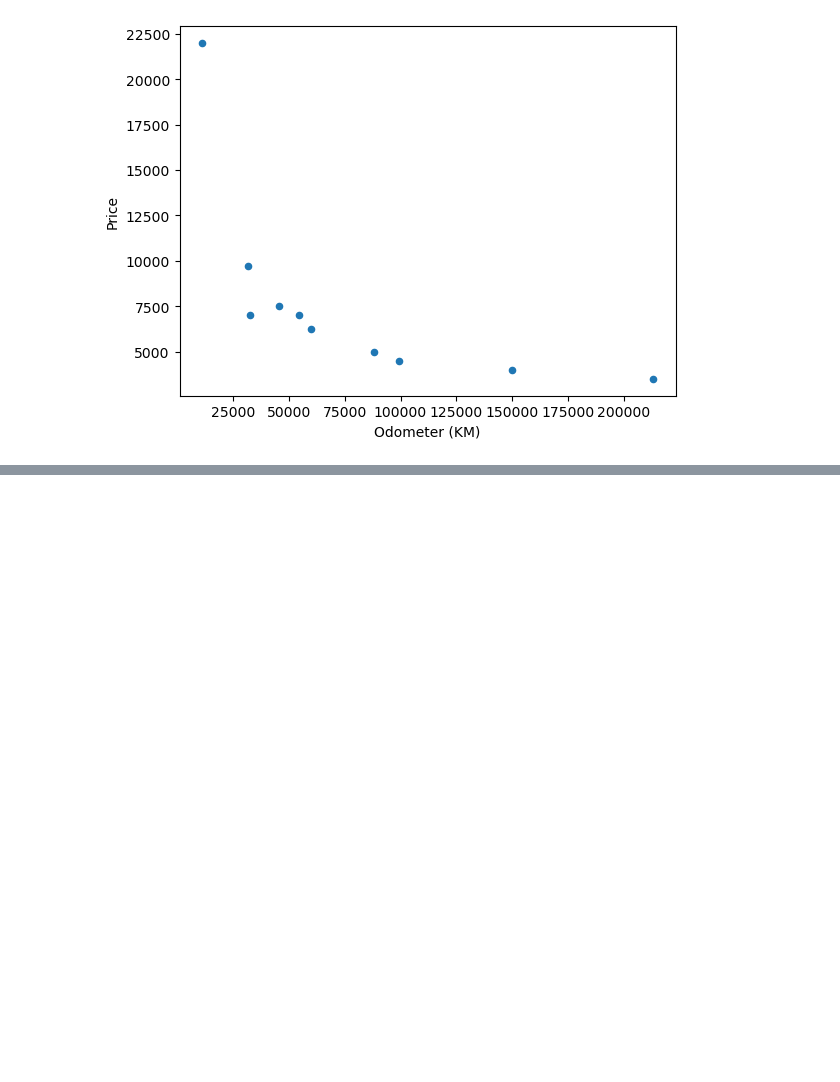
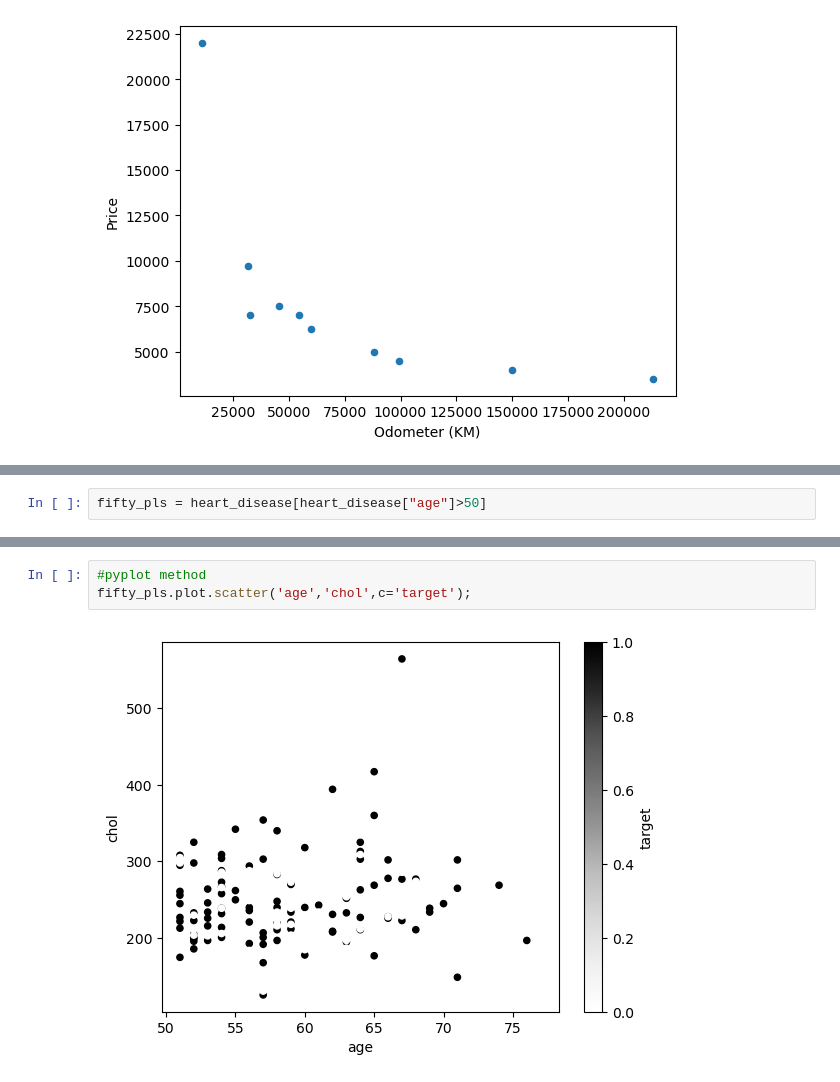
Before and after one commit to aburnley88/PythonDataScience, a Jupyter notebook: sampleProj1/Matplotlib.ipynb, the cells around one changed output, grey strips where cells are left out. Drawn from its saved outputs; the diff is of its cells as text; blank space fills up the shorter version.

```diff
--- a/sampleProj1/Matplotlib.ipynb
+++ b/sampleProj1/Matplotlib.ipynb
@@ -322,0 +376,2 @@ car_sales.plot(x="Odometer (KM)", y="Price", kind="scatter");
+# %%
+fifty_pls = heart_disease[heart_disease["age"]>50]
@@ -322,0 +399,5 @@ car_sales.plot(x="Odometer (KM)", y="Price", kind="scatter");
+# %%
+#pyplot method
+fifty_pls.plot.scatter('age','chol',c='target');
+# %% [output]
+[figure, added]
```
Also changed, not shown: parts of 39 cells of this notebook.
